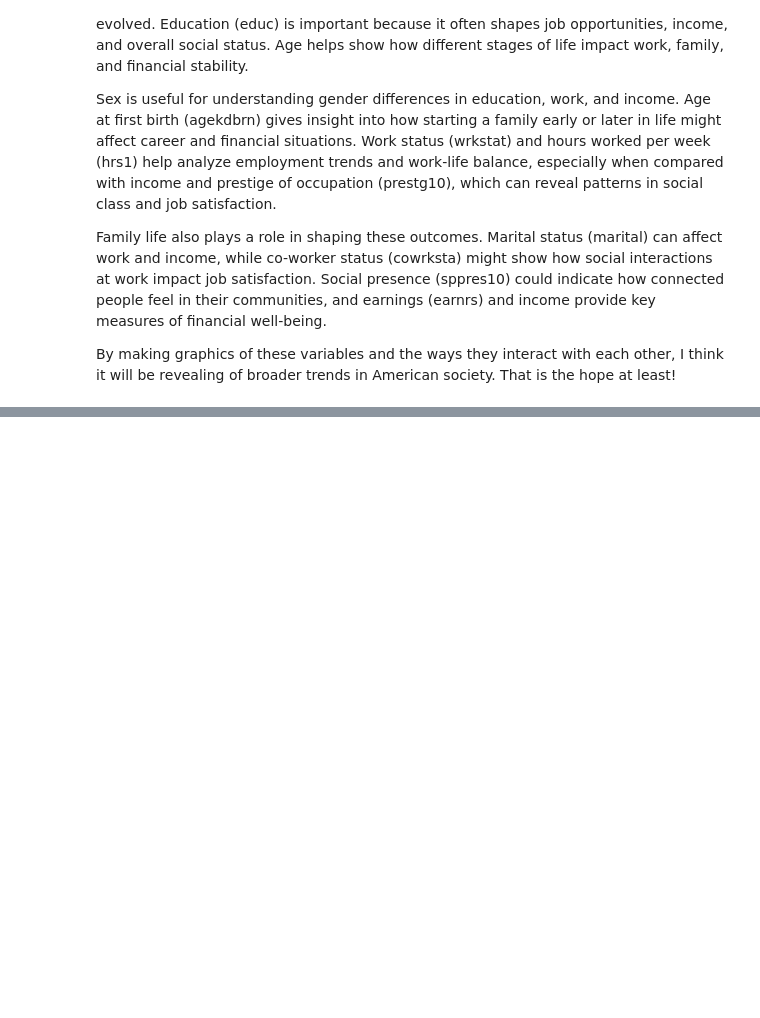
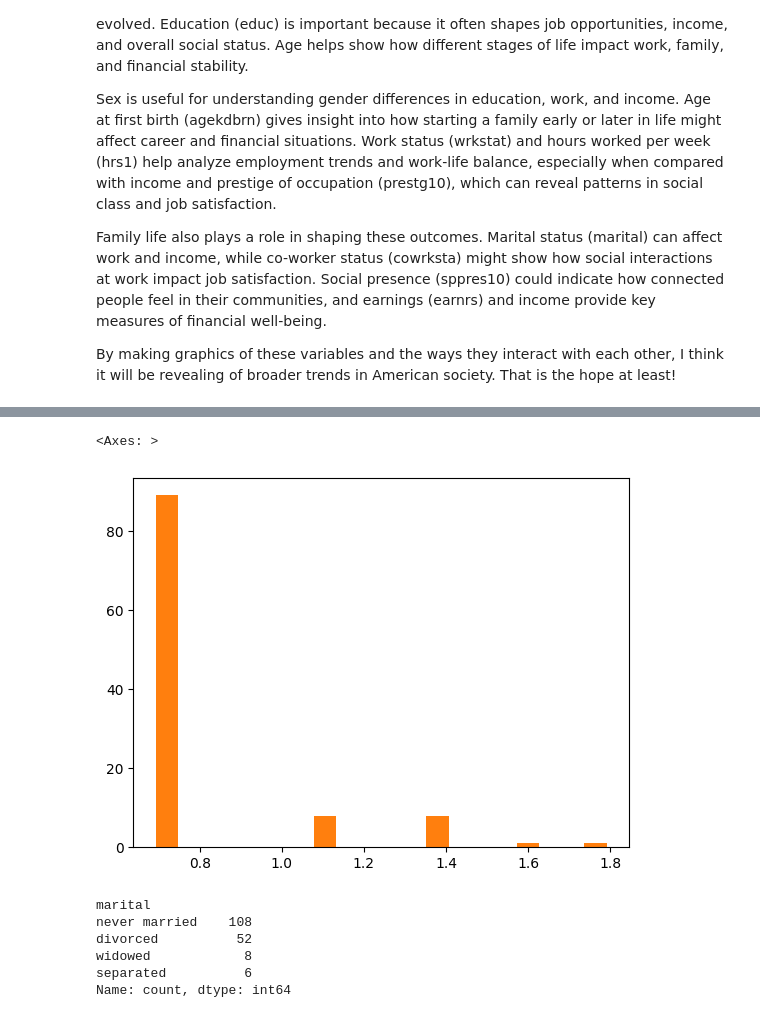
Before and after one commit to eep3uv/EDA, a Jupyter notebook: lab/gss.ipynb, the cells around one changed output, grey strips where cells are left out. Saved outputs shown, nothing was run; the diff lists cells and outputs as text; code cells hidden in the pictures; blank space fills up the shorter version.

```diff
--- a/lab/gss.ipynb
+++ b/lab/gss.ipynb
@@ -147,0 +188,28 @@ By making graphics of these variables and the ways they interact with each other
+# %%
+#Histogram for Income (w/ log)
+
+new_df['earnrs_log'] = np.log(new_df['earnrs'])
+# df['bond_log'].hist() # This crashes: We need to locate the non-infinte values
+new_df.loc[new_df['earnrs_log']>0,'earnrs_log'].hist(bins=20,grid=False)
+
+
+
+new_df['earnrs'] = np.log(new_df['earnrs'])
+
+new_df.loc[new_df['earnrs']>0,'earnrs'].hist(bins=20,grid=False)
+# %% [output]
+<Axes: >
+[figure, added]
+# %%
+# Create a value counts table for the 'Gift Type' column
+marital_counts = new_df['marital'].value_counts()
+
+# Display the value counts
+print(marital_counts)
+# %% [output]
+marital
+never married    108
+divorced          52
+widowed            8
+separated          6
+Name: count, dtype: int64
```
Also changed, not shown: parts of 18 cells of this notebook.
